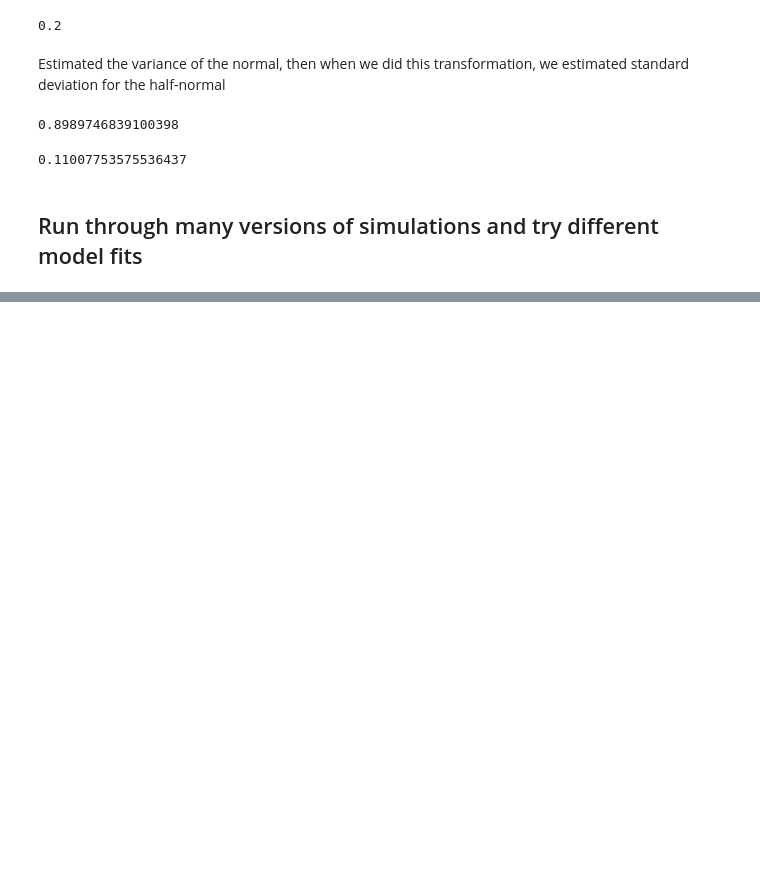
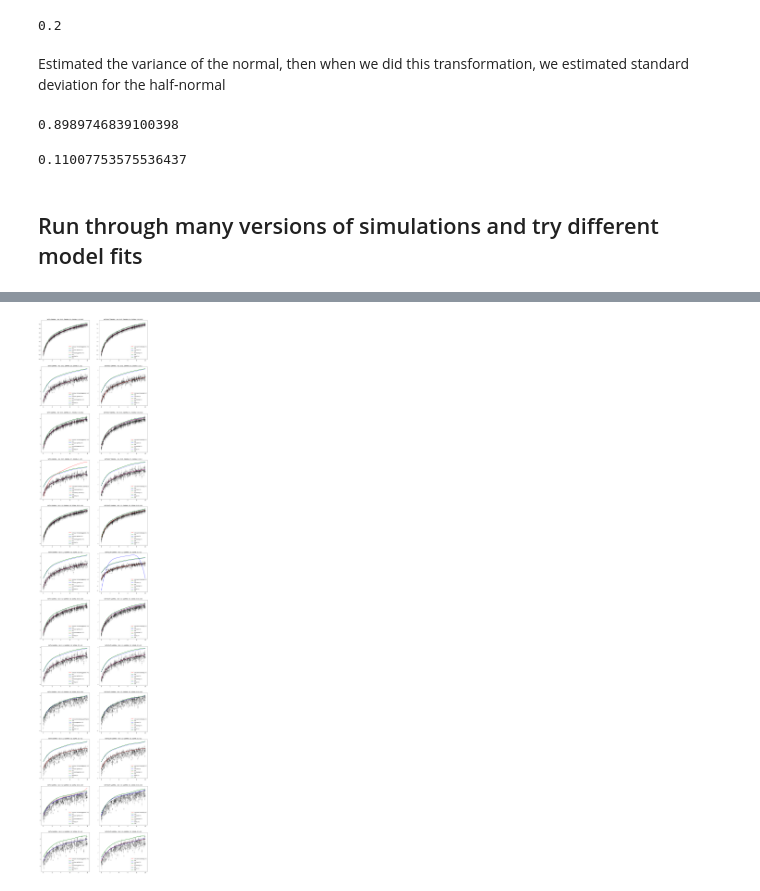
Before and after one commit to ihmeuw-msca/sfma, a Jupyter notebook: notebooks/Data Simulations.ipynb, the cells around one changed output, grey strips where cells are left out. Cells and saved outputs as stored; diff of their text form; code cells hidden in the pictures; blank space fills up the shorter version.

```diff
--- a/notebooks/Data Simulations.ipynb
+++ b/notebooks/Data Simulations.ipynb
@@ -310,7 +310,14 @@ def sim_fit(nu, gamma, sigma_ran):
                 if not error:
                     preds = model.predict()
                     sim[name] = preds
+
+                    initial_values = model.marginal_model.get_var_init(data=model.data)
+                    model.solver.x_opt = initial_values
+                    initial_preds = model.predict()
+
+                    sim['init'] = initial_preds
                 else:
                     sim[name] = np.nan
-
     return sim
+# %%
+this_sim = sim_fit(0.5, 0.1, [0.1, 0.2])
@@ -366,8 +414,8 @@ cols = ['red', 'blue']
 fig, ax = plt.subplots(12, 2, figsize=(18, 8*12))
 
 j = 0
-for NU in [0.01, 0.1]:
-    for GAMMA in [0.0, 0.1, 0.5]:
+for NU in [0.01, 0.1, 0.5]:
+    for GAMMA in [0.0, 0.1]:
         for SIGMA_RAN in [[0.01, 0.02], [0.1, 0.2]]:
             SIGMA = '-'.join([str(x) for x in SIGMA_RAN])
             this_sim = sims[NU][GAMMA][SIGMA]
@@ -386,31 +434,34 @@ for NU in [0.01, 0.1]:
                         name = ""
                         if concave:
                             name += "concave "
                         if increasing:
                             name += "increasing "
                         if include_gamma:
                             name += "gamma "
                         if name == "":
                             name = "basic "
                         if name + "(+)" in this_sim.columns:
                             col = name + "(+)"
                         elif name + "(-)" in this_sim.columns:
                             col = name + "(-)"
                         elif name + "(x)" in this_sim.columns:
                             col = name + "(x)"
 
                         ax[j,i].plot(x_front, y_front, linestyle='solid', color='black', alpha=0.5)
                         ax[j,i].errorbar(this_sim['input'], this_sim['output'], yerr=sim['se'], linestyle='None', color='black', alpha=0.05)
                         ax[j,i].scatter(this_sim['input'], this_sim['output'], color='black', alpha=0.05)
                         ax[j,i].plot(this_sim['input'], this_sim[col], c=clr, linestyle=sty, label=col)
+                        ax[j,i].plot(this_sim['input'], this_sim['init'], c='green', label='init')
 
                         ax[j,i].legend()
                         title = f"NU: {NU}, GAMMA: {GAMMA}, SIGMA: {SIGMA}"
                         if i == 0:
                             title = "WITH GAMMA -- " + title
                         if i == 1:
                             title = "WITHOUT GAMMA -- " + title
                         ax[j,i].set_title(title)
                         i += 1
             j += 1
-plt.savefig("ALL-SETTINGS-2.pdf")
+plt.savefig("ALL-SETTINGS-3.pdf")
+# %% [output]
+[figure, added]
```
Also changed, not shown: parts of 2 cells of this notebook, 1 other file.
